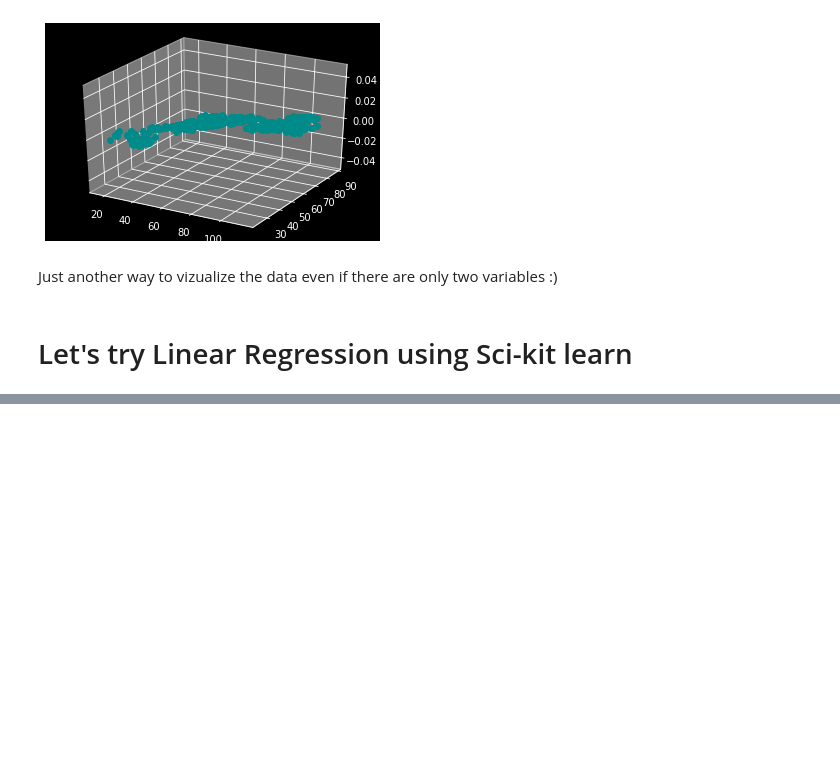
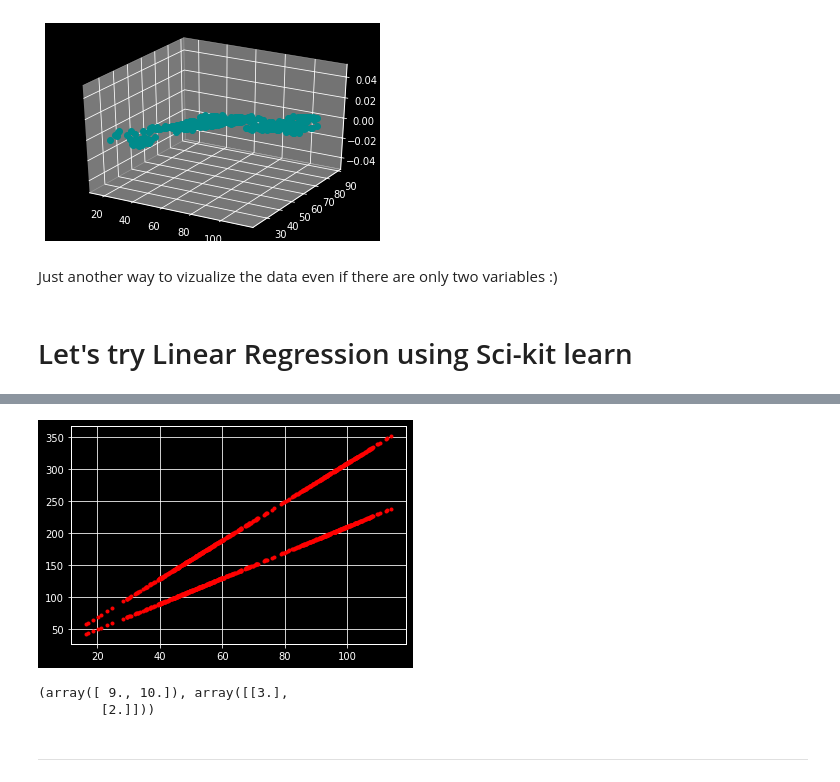
Before and after one commit to Eliesaleh/Linear-Regression, a Jupyter notebook: LinearRegression.ipynb, the cells around one changed output, grey strips where cells are left out. Drawn from its saved outputs; the diff is of its cells as text; code cells hidden in the pictures; blank space fills up the shorter version.

```diff
--- a/LinearRegression.ipynb
+++ b/LinearRegression.ipynb
@@ -416,0 +459,3 @@ array([[32.93717104],
+# %%
+x_2dim=np.c_[Xvec,np.ones(523)]
+x_2dim.shape
@@ -418,10 +477,8 @@ array([[32.93717104],
 import numpy as np
 import matplotlib.pyplot as plt
 X= data["Oil Closing Price"]
-X.shape = (2)
-print((X)
 #l=np.random.randn(5,1)
 #print (l)
-y=4+2*X_nouveau[:,[0]]+(5*X_nouveau[:,[1]])+0.5*X_nouveau
+y=4+2*x_2dim[:,[0]]+(5*x_2dim[:,[1]])+x_2dim
 print(y.shape)
 # %% [output]
@@ -428,0 +496,5 @@ SyntaxError: ignored
+# %%
+plt.plot(X,y,"r.")
+plt.show()
+# %% [output]
+[figure, added]
@@ -428,0 +503,11 @@ SyntaxError: ignored
+# %%
+from sklearn.linear_model import LinearRegression
+lin_reg=LinearRegression()
+#Remember the parenthesis to recall the default constructor!
+lin_reg.fit(X,y)
+lin_reg.intercept_, lin_reg.coef_
+# %% [output]
+(array([ 9., 10.]), array([[3.],
+        [2.]]))
+# %% [markdown]
+-----------------------------------------------------------------
```
Also changed, not shown: parts of 42 cells of this notebook.
